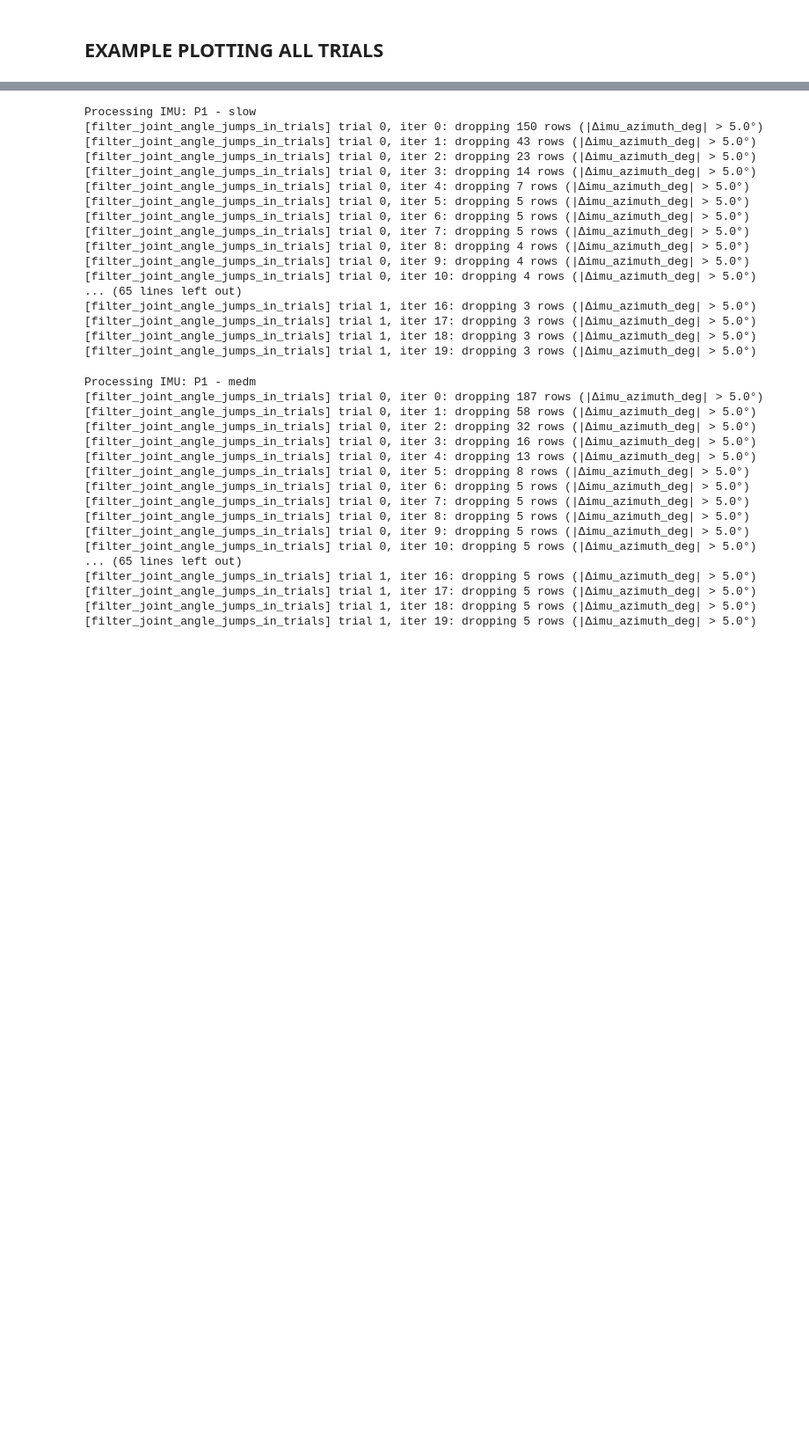
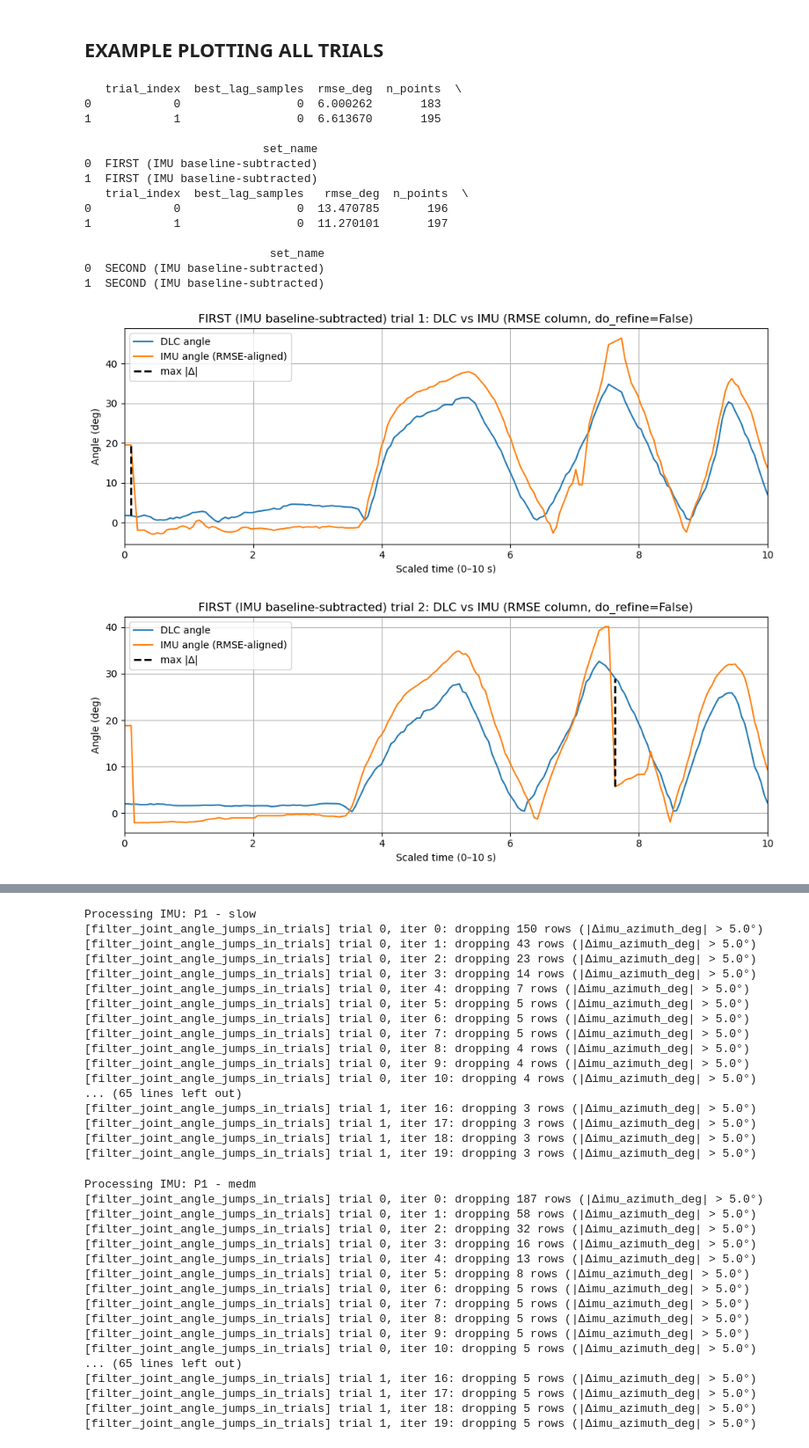
Before and after one commit to neuralengatberkeley/Strain-Sensor-, a Jupyter notebook: Code/analysis/camera_sensor_imu_analysis/IMU_vs_cam.ipynb, the cells around one changed output, grey strips where cells are left out. Shown at 88% size. Drawn from its saved outputs; the diff is of its cells as text; code cells hidden in the pictures; blank space fills up the shorter version.

```diff
--- a/Code/analysis/camera_sensor_imu_analysis/IMU_vs_cam.ipynb
+++ b/Code/analysis/camera_sensor_imu_analysis/IMU_vs_cam.ipynb
@@ -506,2 +506,77 @@ plt.show()
 # %% [markdown]
 ## EXAMPLE PLOTTING ALL TRIALS
+# %%
+def add_baseline_subtracted_col(merged_trials, src_col, new_col, n0=30, method="mean"):
+    """
+    Adds a baseline-subtracted version of src_col to each merged trial DataFrame.
+    Baseline is computed from the first n0 valid samples.
+    """
+    out = []
+    for df in merged_trials:
+        y = df[src_col].astype(float).to_numpy()
+
+        # pick baseline window from first n0 finite values
+        finite_idx = np.where(np.isfinite(y))[0]
+        if finite_idx.size == 0:
+            df[new_col] = np.nan
+            out.append(df)
+            continue
+
+        # indices of first n0 finite samples
+        idx0 = finite_idx[:min(n0, finite_idx.size)]
+        baseline = np.nanmean(y[idx0]) if method == "mean" else np.nanmedian(y[idx0])
+
+        df[new_col] = y - baseline
+        out.append(df)
+
+    return out
+
+
+adc_col_raw = "imu_azimuth_deg_imu"
+adc_col_zero = "imu_azimuth_deg_imu_zeroed"
+
+merged_first  = add_baseline_subtracted_col(merged_first,  adc_col_raw, adc_col_zero, n0=40)
+merged_second = add_baseline_subtracted_col(merged_second, adc_col_raw, adc_col_zero, n0=40)
+
+# Now plot using the same function, just point adc_col to the zeroed column
+refined_first, summary_first = cam.refine_alignment_by_rmse_for_set(
+    merged_trials=merged_first,
+    dlc_col=('metric', 'wrist_bend_deg', 'deg'),
+    adc_col=adc_col_zero,
+    max_lag_samples=5,
+    time_col="cam_timestamp",
+    plot_indices=[0, 1],
+    set_name="FIRST (IMU baseline-subtracted)",
+    do_refine=False,
+)
+
+refined_second, summary_second = cam.refine_alignment_by_rmse_for_set(
+    merged_trials=merged_second,
+    dlc_col=('metric', 'wrist_bend_deg', 'deg'),
+    adc_col=adc_col_zero,
+    max_lag_samples=5,
+    time_col="cam_timestamp",
+    plot_indices=[0, 1],
+    set_name="SECOND (IMU baseline-subtracted)",
+    do_refine=False,
+)
+
+print(summary_first)
+print(summary_second)
+# %% [output]
+   trial_index  best_lag_samples  rmse_deg  n_points  \
+0            0                 0  6.000262       183
+1            1                 0  6.613670       195
+
+                          set_name
+0  FIRST (IMU baseline-subtracted)
+1  FIRST (IMU baseline-subtracted)
+   trial_index  best_lag_samples   rmse_deg  n_points  \
+0            0                 0  13.470785       196
+1            1                 0  11.270101       197
+
+                           set_name
+0  SECOND (IMU baseline-subtracted)
+1  SECOND (IMU baseline-subtracted)
+[figure, added]
+[figure, added]
```
Also changed, not shown: parts of 9 cells of this notebook, 35 other files.
